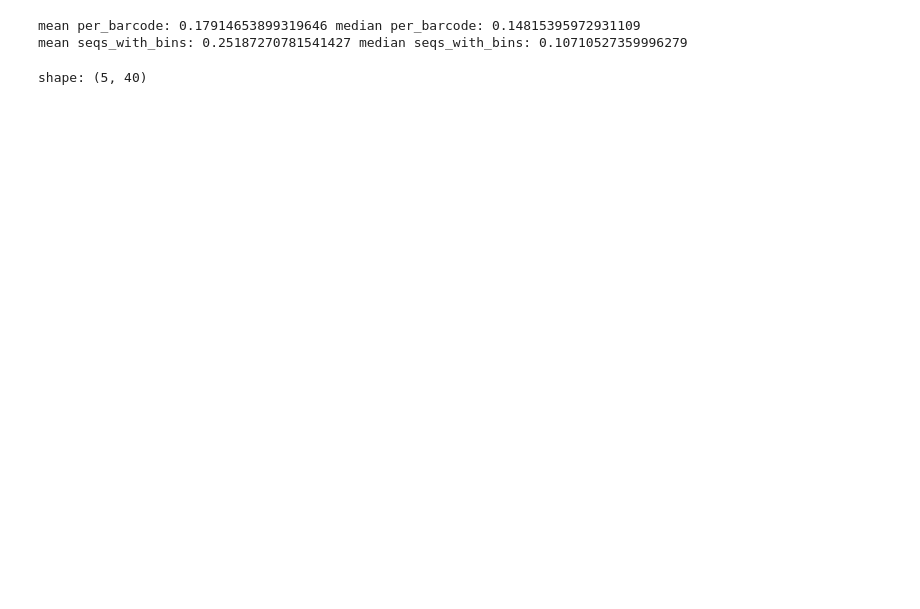
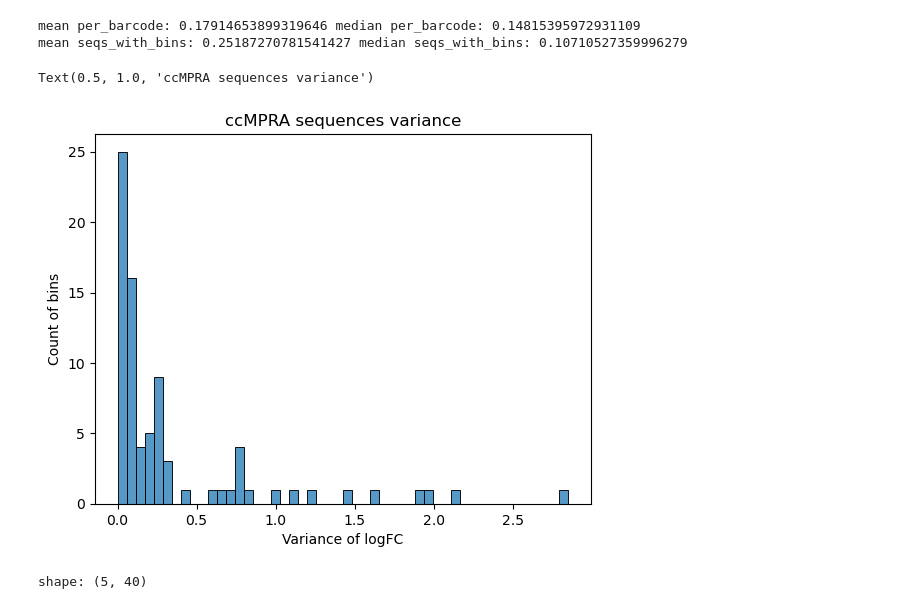
Before and after one commit to kircherlab/CMPRA_figures, a Jupyter notebook: revisions.ipynb, the cells around one changed output. Drawn from its saved outputs; the diff is of its cells as text; code cells hidden in the pictures; blank space fills up the shorter version.

```diff
--- a/revisions.ipynb
+++ b/revisions.ipynb
@@ -611,6 +644,14 @@ mean per_barcode: 0.17914653899319646 median per_barcode: 0.14815395972931109
 mean seqs_with_bins: 0.25187270781541427 median seqs_with_bins: 0.10710527359996279
 # %%
 per_sequence_with_ccmpra = seqs_with_bins.sort("std", descending=True).join(mpra, on=["left_bin", "right_bin"], suffix="_ccmpra")
+# %%
+sns.histplot(per_sequence_with_ccmpra.filter(pl.col("effect") != "no effect").unique(["left_bin", "right_bin"]).to_pandas(), x="var", bins=50)
+plt.xlabel("Variance of logFC")
+plt.ylabel("Count of bins")
+plt.title("ccMPRA sequences variance")
+# %% [output]
+Text(0.5, 1.0, 'ccMPRA sequences variance')
+[figure, added]
 # %%
 per_sequence_with_ccmpra.sort("std", descending=True).head(30).tail() #.unique(["promoter", "OE"])
 # %% [output]
```
Also changed, not shown: parts of 18 cells of this notebook, 3 other files.
